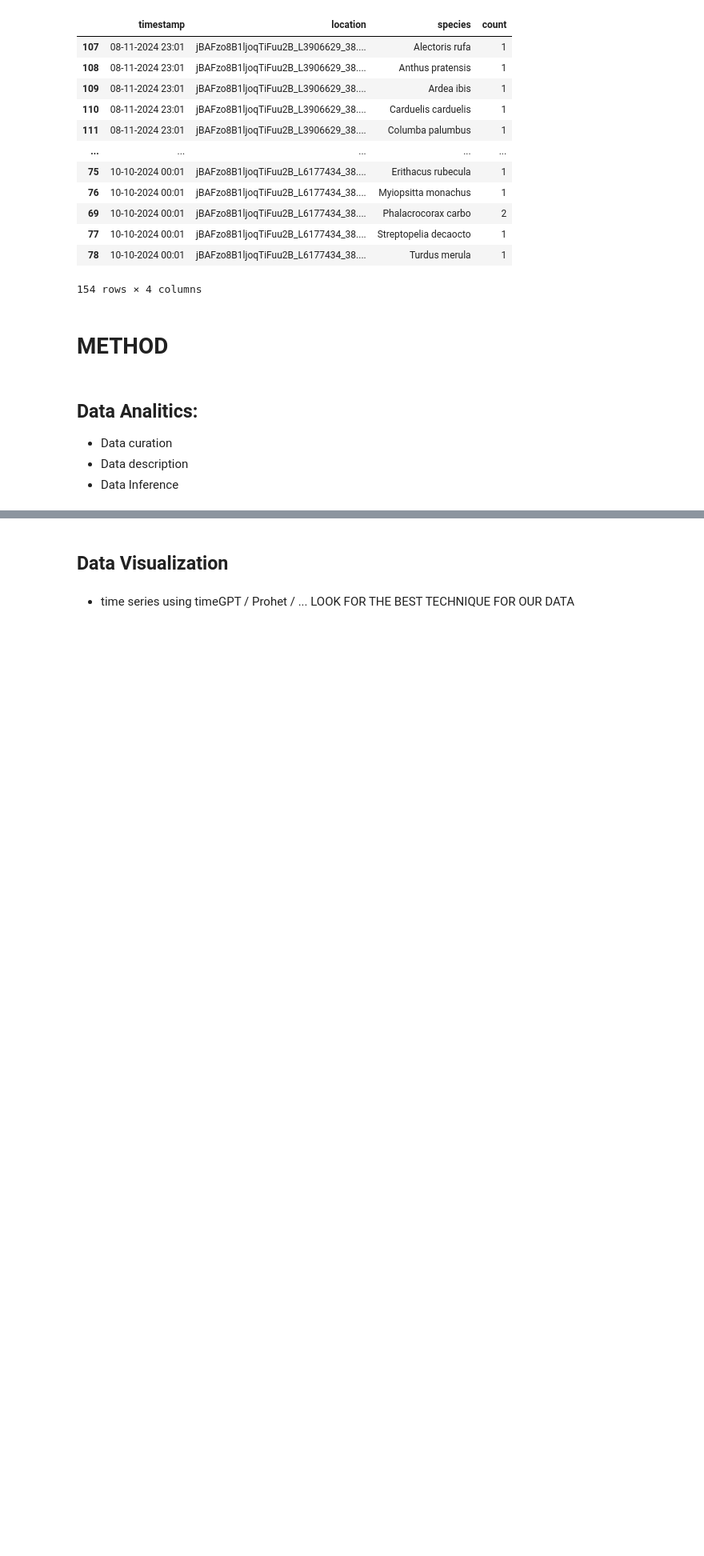
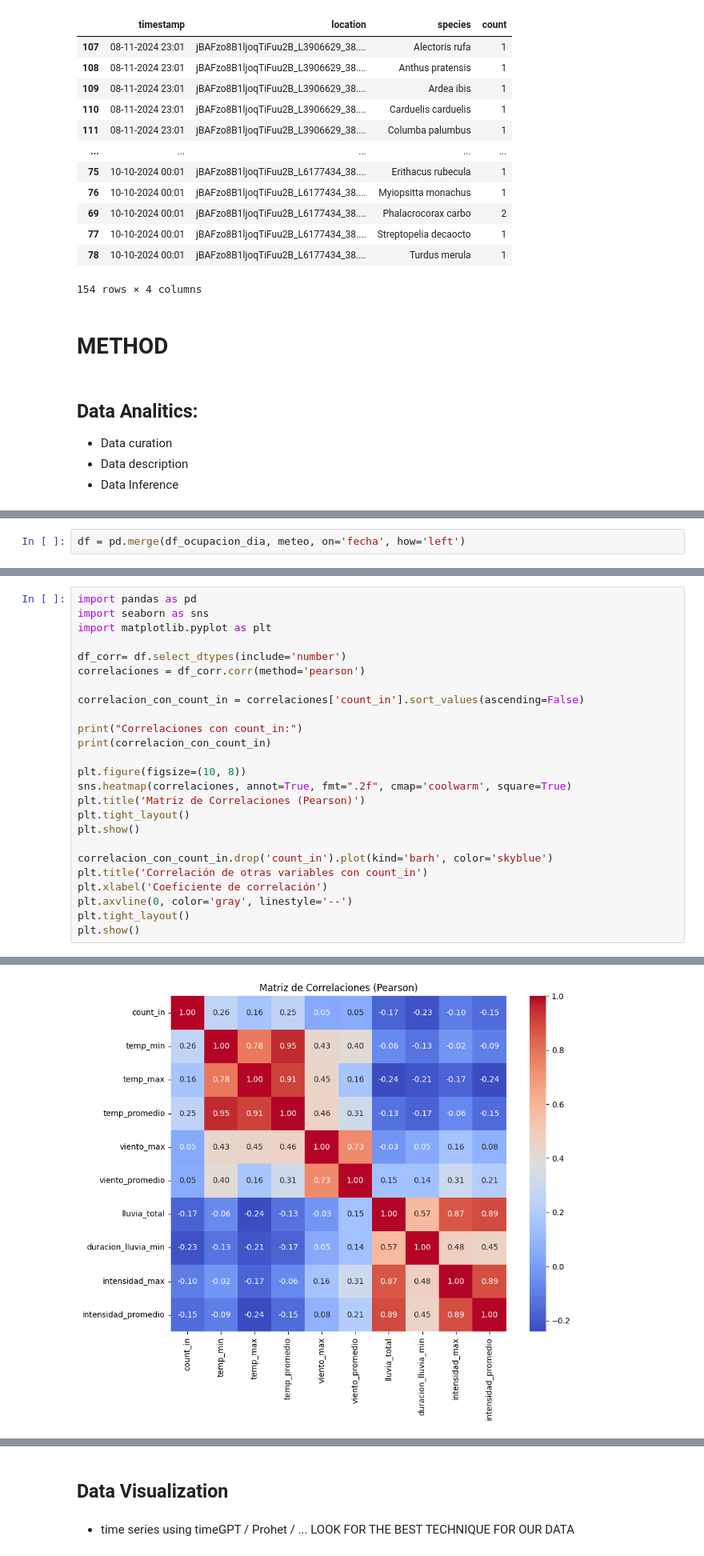
Before and after one commit to hugoloopez/NaturalParkOcuppancy, a Jupyter notebook: obtencion_tratamiento_datos.ipynb, the cells around one changed output, grey strips where cells are left out. Shown at 80% size. Drawn from its saved outputs; the diff is of its cells as text; blank space fills up the shorter version.

Commit message:
feat: tratamiento variables y primer intento forecast + gitignore

```diff
--- a/obtencion_tratamiento_datos.ipynb
+++ b/obtencion_tratamiento_datos.ipynb
@@ -257,0 +312,2 @@ df_ocupacion_dia
+# %%
+df = pd.merge(df_ocupacion_dia, meteo, on='fecha', how='left')
@@ -257,0 +336,26 @@ df_ocupacion_dia
+# %%
+import pandas as pd
+import seaborn as sns
+import matplotlib.pyplot as plt
+
+df_corr= df.select_dtypes(include='number')
+correlaciones = df_corr.corr(method='pearson')
+
+correlacion_con_count_in = correlaciones['count_in'].sort_values(ascending=False)
+
+print("Correlaciones con count_in:")
+print(correlacion_con_count_in)
+
+plt.figure(figsize=(10, 8))
+sns.heatmap(correlaciones, annot=True, fmt=".2f", cmap='coolwarm', square=True)
+plt.title('Matriz de Correlaciones (Pearson)')
+plt.tight_layout()
+plt.show()
+
+correlacion_con_count_in.drop('count_in').plot(kind='barh', color='skyblue')
+plt.title('Correlación de otras variables con count_in')
+plt.xlabel('Coeficiente de correlación')
+plt.axvline(0, color='gray', linestyle='--')
+plt.tight_layout()
+plt.show()
+# %% [output]
@@ -257,0 +374 @@ df_ocupacion_dia
+[figure, added]
```
Also changed, not shown: parts of 13 cells of this notebook, 1 other file.
